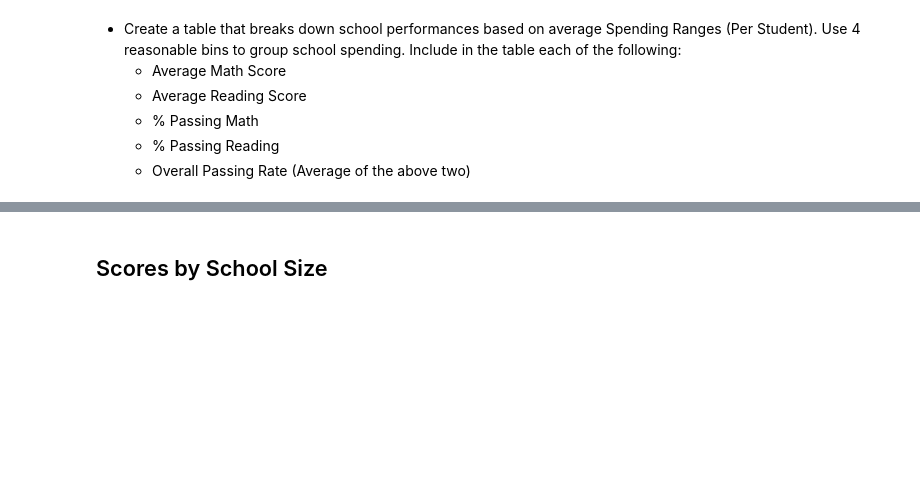
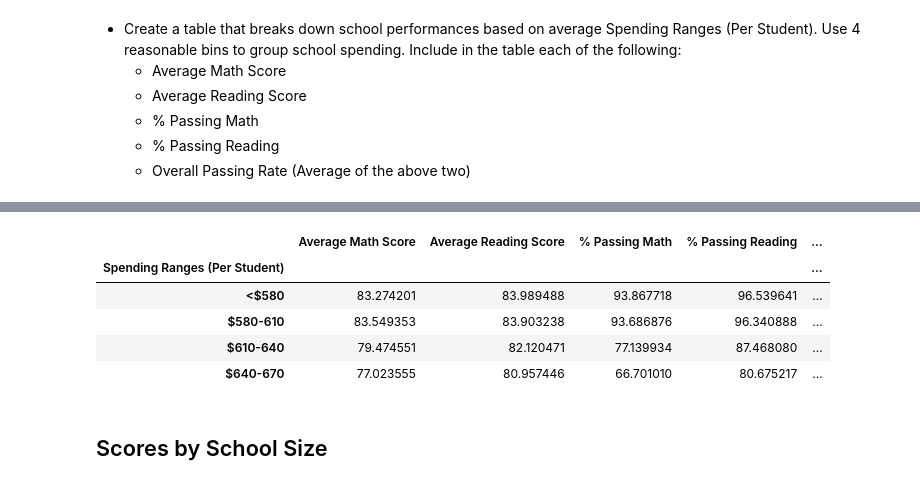
Before and after one commit to DeckerAN/Academy_of_Py, a Jupyter notebook: PyCitySchools/PyCitySchools_final.ipynb, the cells around one changed output, grey strips where cells are left out. Cells and saved outputs as stored; diff of their text form; code cells hidden in the pictures; blank space fills up the shorter version.

```diff
--- a/PyCitySchools/PyCitySchools_final.ipynb
+++ b/PyCitySchools/PyCitySchools_final.ipynb
@@ -24,7 +17,7 @@ school_data = pd.read_csv(school_data_to_load)
 student_data = pd.read_csv(student_data_to_load)
 
 # Combine the data into a single dataset
-school_data_complete = pd.merge(student_data, school_data, how="left", on=["school_name", "school_name"])
+school_data_complete = pd.merge(student_data, school_data, how="left", on=["school_name"])
 
 school_data_complete.head()
 # %% [output]
@@ -408,3 +337,29 @@ $655.00
+# %%
+# Create a table that breaks down school performances based on average Spending Ranges (Per Student)
+# Use 4 reasonable bins to group school spending
+spending_bins = [0, 580, 610, 640, 670]
+spending_labels = ["<$580", "$580-610", "$610-640", "$640-670"]
+
+# Changing dtype of "Per Student Budget" back to float to then perform binning
+school_summary_df["Per Student Budget"] = school_summary_df["Per Student Budget"].str.replace('$', '', regex=True).astype('float')
+
+# Creating new column that will use bin information
+school_summary_df["Spending Ranges (Per Student)"] = pd.cut(school_summary_df["Per Student Budget"], spending_bins, labels=spending_labels)
+
+# Grouping by bins defined earlier, values are mean averages
+scores_by_spending = school_summary_df.groupby("Spending Ranges (Per Student)").mean()
+
+# Organizing, Specifying columns for readable df
+scores_by_spending = scores_by_spending[["Average Math Score", "Average Reading Score", "% Passing Math", "% Passing Reading", "% Overall Passing Rate"]]
+
+scores_by_spending
+# %% [output]
+|  | Average Math Score | Average Reading Score | % Passing Math | % Passing Reading | ... |
+| Spending Ranges (Per Student) |  |  |  |  | ... |
+| <$580 | 83.274201 | 83.989488 | 93.867718 | 96.539641 | ... |
+| $580-610 | 83.549353 | 83.903238 | 93.686876 | 96.340888 | ... |
+| $610-640 | 79.474551 | 82.120471 | 77.139934 | 87.468080 | ... |
+| $640-670 | 77.023555 | 80.957446 | 66.701010 | 80.675217 | ... |
 # %% [markdown]
 ## Scores by School Size
 # %% [markdown]
```
Also changed, not shown: parts of 14 cells of this notebook.
